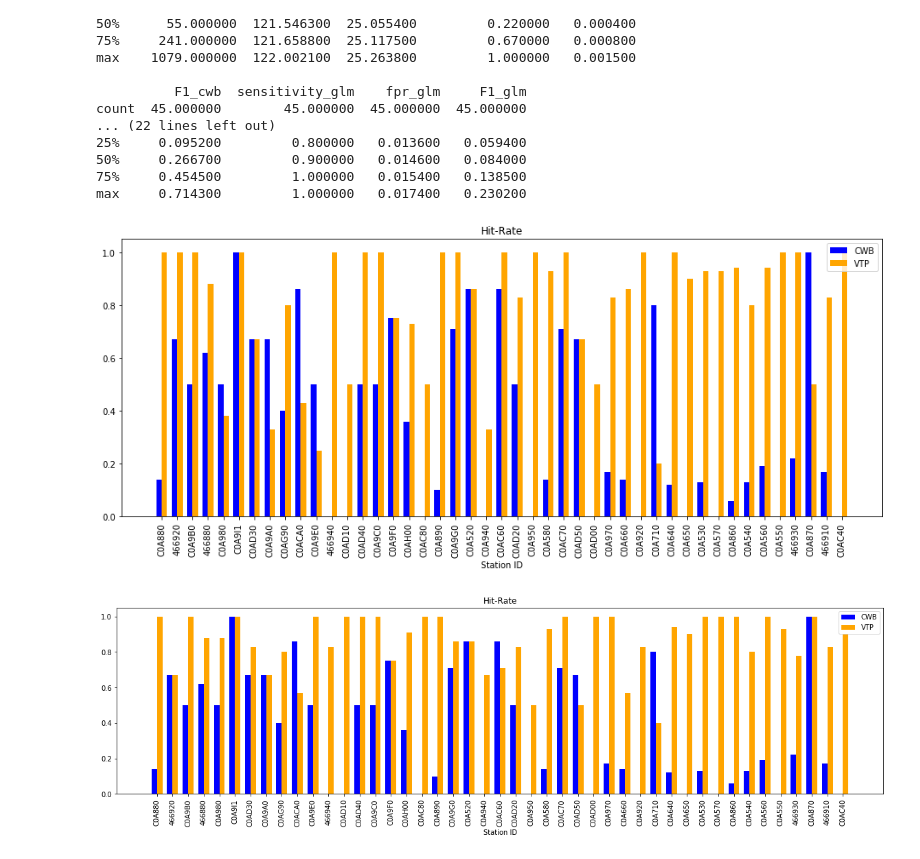
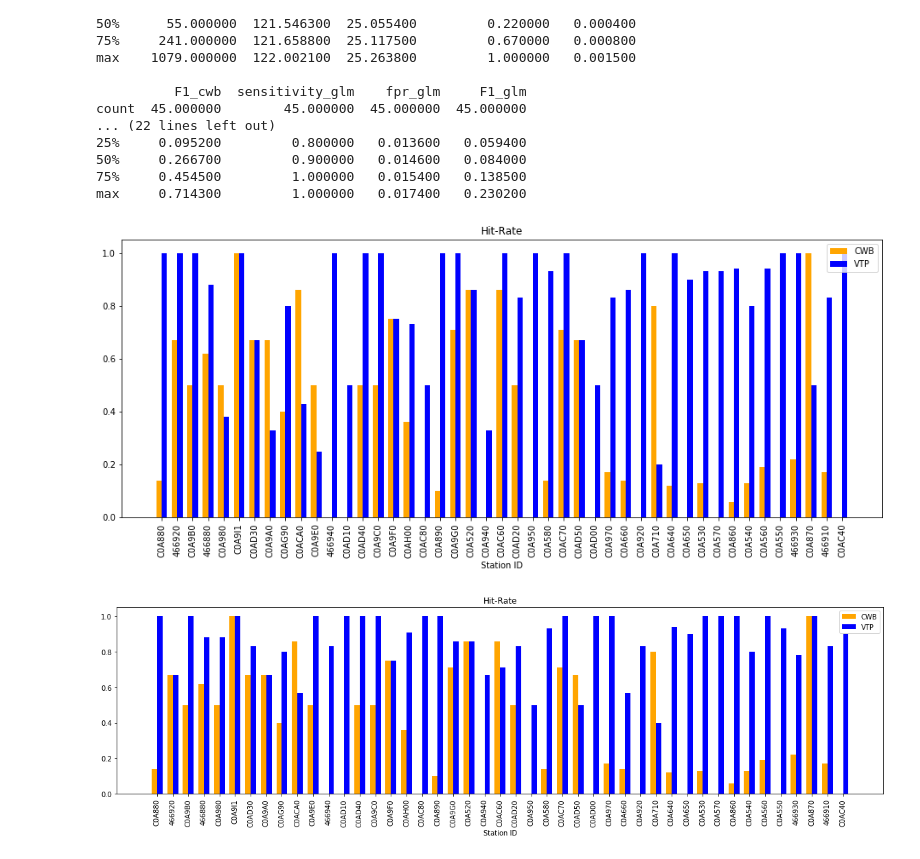
Before and after one commit to tingsyo/qpetw, a Jupyter notebook: results/01_basic_figure.ipynb, the cells around one changed output. Saved outputs shown, nothing was run; the diff lists cells and outputs as text; code cells hidden in the pictures.

```diff
--- a/results/01_basic_figure.ipynb
+++ b/results/01_basic_figure.ipynb
@@ -173,23 +173,23 @@ max     0.714300         1.000000   0.017400   0.230200
 plt.figure(figsize=(16,6))
 plt.title('Hit-Rate')
 plt.xlabel('Station ID')
-plt.bar(x - width/2, compbcglm['sensitivity_cwb'], width, color='blue', label='CWB')
-plt.bar(x + width/2, compbcglm['sensitivity_glm'], width, color='orange', label='VTP')
+plt.bar(x - width/2, compbcglm['sensitivity_cwb'], width, color='orange', label='CWB')
+plt.bar(x + width/2, compbcglm['sensitivity_glm'], width, color='blue', label='VTP')
 plt.xticks(x, compbcglm['id'], fontsize=10, rotation='vertical')
 plt.legend()
 plt.show()
 # %% [output]
-[figure, old version]
+[figure, new version]
 # %%
 plt.figure(figsize=(20,5))
 plt.title('Hit-Rate')
 plt.xlabel('Station ID')
-plt.bar(x - width/2, compbcsvm['sensitivity_cwb'], width, color='blue', label='CWB')
-plt.bar(x + width/2, compbcsvm['sensitivity_svm'], width, color='orange', label='VTP')
+plt.bar(x - width/2, compbcsvm['sensitivity_cwb'], width, color='orange', label='CWB')
+plt.bar(x + width/2, compbcsvm['sensitivity_svm'], width, color='blue', label='VTP')
 plt.xticks(x, compbcsvm['id'], fontsize=10, rotation='vertical')
 plt.legend()
 plt.show()
 # %% [output]
-[figure, old version]
+[figure, new version]
 # %%
 
```
Also changed, not shown: parts of 4 cells of this notebook, 2 other files.
